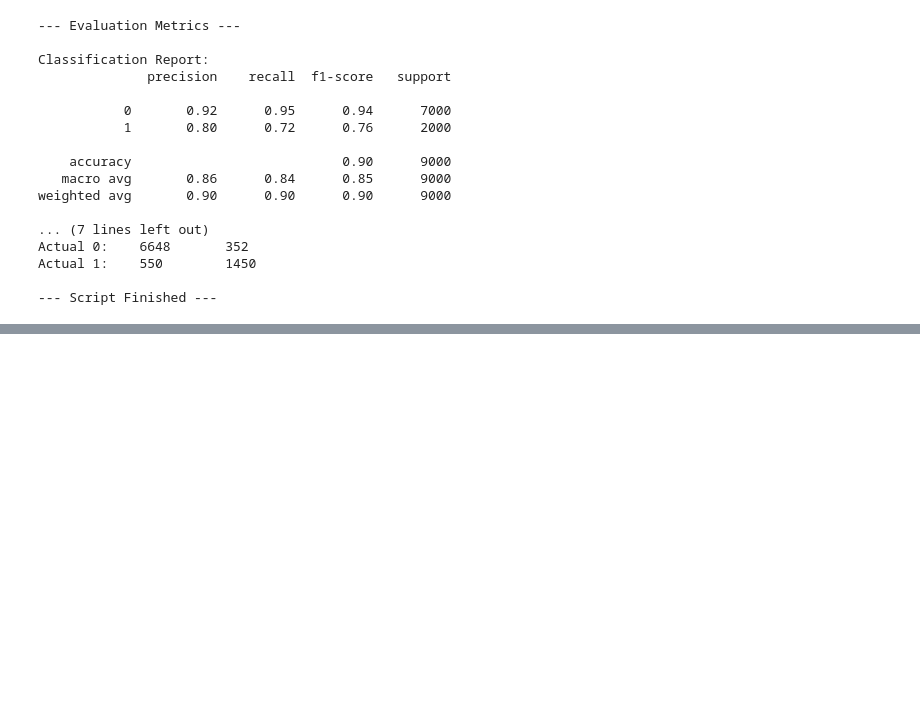
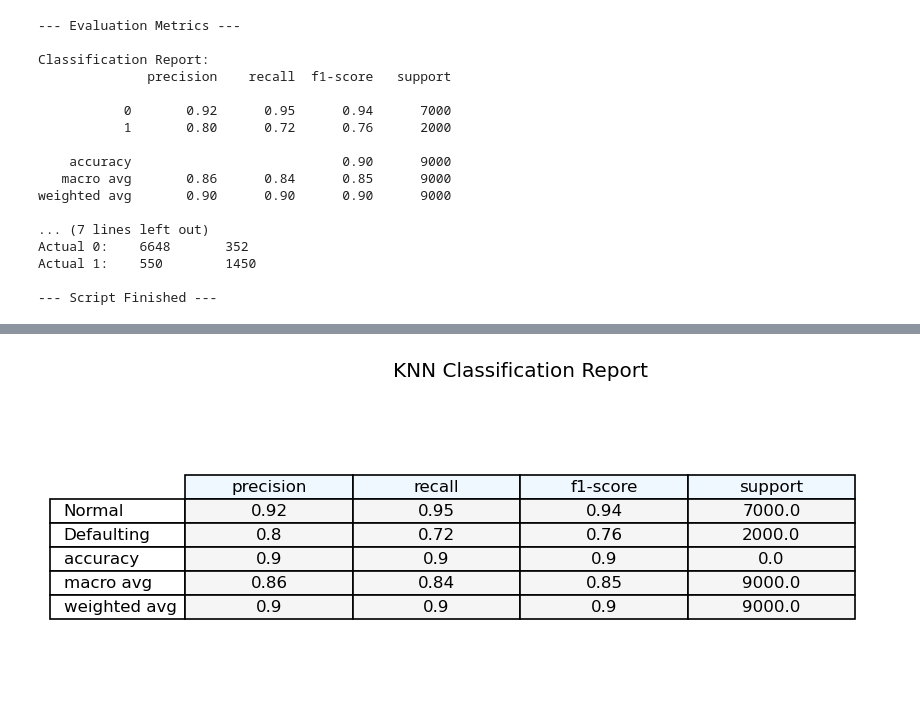
Before and after one commit to yukito0209/is6400-business-data-analytics, a Jupyter notebook: loan_data_analytics/knn.ipynb, the cells around one changed output, grey strips where cells are left out. Cells and saved outputs as stored; diff of their text form; code cells hidden in the pictures; blank space fills up the shorter version.

```diff
--- a/loan_data_analytics/knn.ipynb
+++ b/loan_data_analytics/knn.ipynb
@@ -156,0 +202,39 @@ Actual 1:    550        1450
+# %%
+import pandas as pd
+import matplotlib.pyplot as plt
+from sklearn.metrics import classification_report
+
+# 生成字典格式的分类报告
+report_dict = classification_report(y_test, y_pred,
+                                   target_names=['Normal', 'Defaulting'],
+                                   output_dict=True)  # 关键参数
+
+# 转换为DataFrame并处理数据
+df_report = pd.DataFrame(report_dict).T.round(2)
+df_report['support'] = df_report['support'].astype(int)  # 支持数转为整数
+
+# 创建可视化表格
+plt.figure(figsize=(6, 3), dpi=120)
+table = plt.table(
+    cellText=df_report.values,
+    colLabels=df_report.columns,
+    rowLabels=df_report.index,
+    cellLoc='center',
+    loc='center',
+    colColours=['#F0F8FF']*4,  # 列标题背景色
+    cellColours=[['#F5F5F5']*4]*len(df_report)  # 单元格背景色
+)
+
+# 调整表格样式
+table.auto_set_font_size(False)
+table.set_fontsize(10)
+table.scale(1.2, 1.2)  # 表格缩放比例
+plt.axis('off')  # 隐藏坐标轴
+plt.cm.Blues(np.linspace(0, 0.5, 4))  # 生成渐变色
+
+# 添加标题并保存
+plt.title('KNN Classification Report', y=1.08, fontsize=12, loc='center')
+plt.savefig(r'D:\GitHubRepos\is6400-business-data-analytics\loan_data_analytics\image\result_figs\knn_classification_report.png', bbox_inches='tight', dpi=600)
+plt.show()
+# %% [output]
+[figure, added]
```
Also changed, not shown: parts of 1 cell of this notebook, 16 other files.
